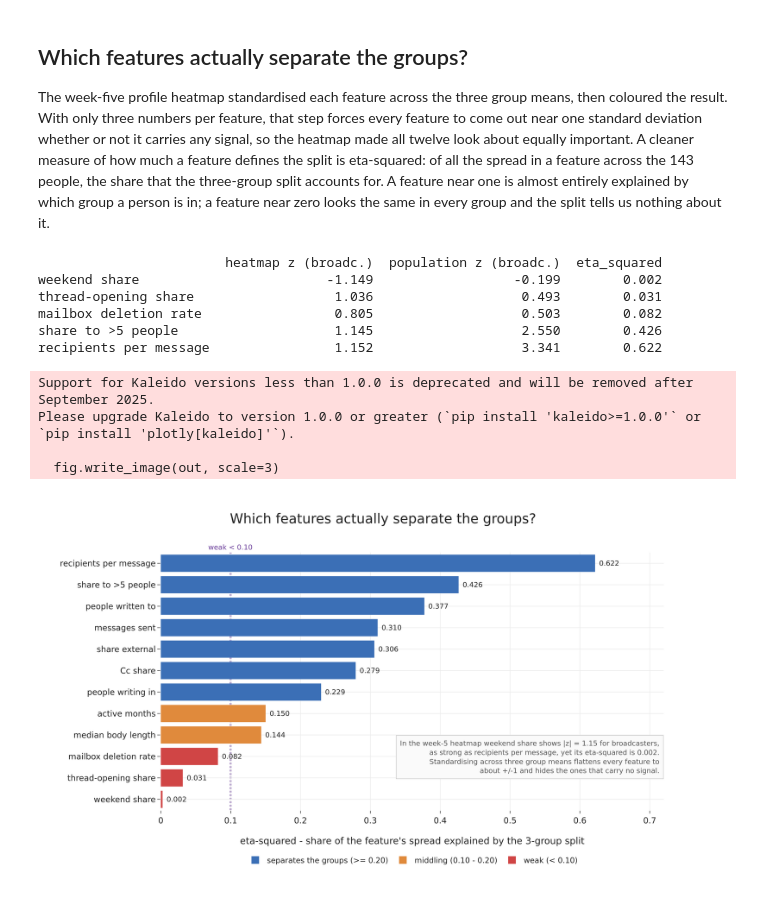
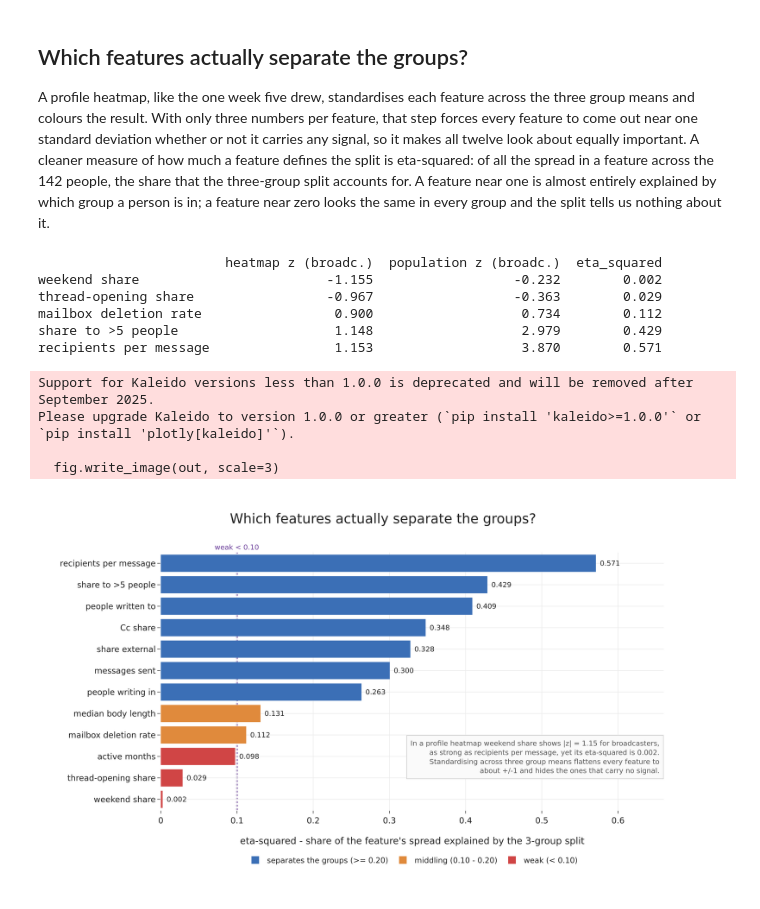
Before and after one commit to HardMax71/dm-lab-ss26-enron, a Jupyter notebook: pred-1/pred1_group_certainty.ipynb, the cells around one changed output. Drawn from its saved outputs; the diff is of its cells as text; code cells hidden in the pictures.

```diff
--- a/pred-1/pred1_group_certainty.ipynb
+++ b/pred-1/pred1_group_certainty.ipynb
@@ -40,6 +41,7 @@ def find_root() -> Path:
 
 ROOT = find_root()
 CLEAN = ROOT / "eda-5" / "clean"
+REFS = ROOT / "eda-5" / "refs"
 PLOTS = ROOT / "pred-1" / "plots"
 PLOTS.mkdir(parents=True, exist_ok=True)
 
@@ -63,16 +65,27 @@ def save_fig(fig, name, w=1100, h=560, margin=None):
     _show(_PNG(filename=str(out)))
     return fig
 
+# label a mailbox by the real person, so an assistant-run desk shows the assistant
+ROLE_NAME = {}
 def disp(handle):
+    nm = ROLE_NAME.get(handle)
+    if nm:
+        return f"{nm[0]} {nm[1][:1].upper()}".strip()
     sn, _, ini = handle.partition("-")
     return f"{sn.replace('.', ' ').title()} {ini.upper()}".strip()
 # %%
-# Rebuild the week-five behavioural features and the Ward clustering, unchanged.
 msg = pd.read_parquet(CLEAN / "messages_clean.parquet")
 rcp = pd.read_parquet(CLEAN / "recipients_clean.parquet")
+roles = pd.read_parquet(CLEAN / "people_roles.parquet").set_index("owner")
+ROLE_NAME.update({o: (str(roles.loc[o, "last_name"]), str(roles.loc[o, "first_name"]))
+                  for o in roles.index})
+
+# Drop delegate sends: an assistant's own address folded into an executive's mailbox.
+DELEGATE = set(pd.read_csv(REFS / "assistant_delegates.csv", sep=";")["assistant_addr"])
+all_authored = msg[msg["sender_person"].notna()]
+authored = all_authored[~all_authored["from_addr_norm"].isin(DELEGATE)].copy()
 
 MIN_AUTHORED = 30
-authored = msg[msg["sender_person"].notna()].copy()
 ac = authored.groupby("sender_person").size()
 keep = sorted(ac[ac >= MIN_AUTHORED].index)
 
@@ -116,14 +129,19 @@ Z = linkage(X, method="ward")
 clabel = fcluster(Z, 3, criterion="maxclust")
 Fraw["cluster"] = clabel
 prof = Fraw.groupby("cluster")[FEATS].mean()
-
-# name the clusters by their defining feature, same rule as week five
 ex  = prof["broadcast"].idxmax(); used = {ex}
 out = prof.loc[~prof.index.isin(used), "ext_ratio"].idxmax(); used.add(out)
 maj = [c for c in prof.index if c not in used][0]
 names = {ex: "Broadcasters / execs", out: "Outward-facing", maj: "Internal majority"}
 cl_name = {h: names[clabel[i]] for i, h in enumerate(keep)}
 bcast = [h for h in keep if cl_name[h] == "Broadcasters / execs"]
+
+lay_folded = int((all_authored["sender_person"] == "lay-k").sum())
+lay_real   = int((authored["sender_person"] == "lay-k").sum())
+print(f"delegate sends removed: {len(all_authored) - len(authored)}")
+print(f"Ken Lay: {lay_folded} messages folded in -> {lay_real} genuinely his "
+      f"(below the {MIN_AUTHORED} floor, so he drops out)")
+print(f"profiled owners: {len(keep)}  (week five had 143)")
 print({names[c]: int((clabel == c).sum()) for c in sorted(prof.index)})
-print("broadcaster group:", ", ".join(disp(h) for h in bcast))
+print("broadcasters:", ", ".join(disp(h) for h in bcast))
 # %% [output]
@@ -237,13 +269,13 @@ thing, but the group is not the executive suite, and where it ends is genuinely
 # %% [markdown]
 ## Which features actually separate the groups?
 
-The week-five profile heatmap standardised each feature across the three group means, then coloured the
-result. With only three numbers per feature, that step forces every feature to come out near one standard
-deviation whether or not it carries any signal, so the heatmap made all twelve look about equally
-important. A cleaner measure of how much a feature defines the split is eta-squared: of all the spread in
-a feature across the 143 people, the share that the three-group split accounts for. A feature near one is
-almost entirely explained by which group a person is in; a feature near zero looks the same in every group
-and the split tells us nothing about it.
+A profile heatmap, like the one week five drew, standardises each feature across the three group
+means and colours the result. With only three numbers per feature, that step forces every feature
+to come out near one standard deviation whether or not it carries any signal, so it makes all twelve
+look about equally important. A cleaner measure of how much a feature defines the split is
+eta-squared: of all the spread in a feature across the 142 people, the share that the three-group
+split accounts for. A feature near one is almost entirely explained by which group a person is in;
+a feature near zero looks the same in every group and the split tells us nothing about it.
 # %%
 eta = {}
 for j, f in enumerate(FEATS):
@@ -252,7 +284,7 @@ for j, f in enumerate(FEATS):
     eta[f] = ssb / sst
 eta = pd.Series(eta).sort_values()
 
-# crosscheck: how the heatmap's 3-group z compares to the population z and to eta-squared
+# crosscheck: profile-heatmap z (standardised over 3 group means) vs population z vs eta-squared
 prof_named = prof.rename(index=names)
 z3   = (prof_named - prof_named.mean()) / prof_named.std()
 zpop = (prof_named - Fraw[FEATS].mean()) / Fraw[FEATS].std()
@@ -262,39 +294,39 @@ chk = pd.DataFrame({"heatmap z (broadc.)": z3.loc["Broadcasters / execs"],
 chk.index = [PRETTY[i] for i in chk.index]
 print(chk.round(3).to_string())
 
 fn = [PRETTY[k] for k in eta.index]; ev = eta.values
 barcol = [RED if v < 0.10 else (ORANGE if v < 0.20 else BLUE) for v in ev]
 fig = go.Figure(go.Bar(y=fn, x=ev, orientation="h", marker_color=barcol,
     text=[f" {v:.3f}" for v in ev], textposition="outside", textfont=dict(size=12),
     cliponaxis=False, showlegend=False))
 for col, nm in [(BLUE, "separates the groups (>= 0.20)"),
                 (ORANGE, "middling (0.10 - 0.20)"), (RED, "weak (< 0.10)")]:
     fig.add_trace(go.Scatter(x=[None], y=[None], mode="markers",
         marker=dict(size=13, color=col, symbol="square"), name=nm, showlegend=True))
 fig.add_vline(x=0.10, line=dict(color=PURPLE, dash="dot", width=2.5), layer="below",
     annotation_text="weak &lt; 0.10", annotation_position="top",
     annotation_font=dict(size=12, color=PURPLE))
 fig.update_xaxes(title_text="eta-squared - share of the feature's spread explained by the 3-group split",
-    range=[0, 0.72])
+    range=[0, 0.66])
 fig.add_annotation(xref="paper", yref="paper", x=1.0, y=0.12, showarrow=False, xanchor="right", align="right",
-    text="In the week-5 heatmap weekend share shows |z| = 1.15 for broadcasters,<br>"
+    text="In a profile heatmap weekend share shows |z| = 1.15 for broadcasters,<br>"
          "as strong as recipients per message, yet its eta-squared is 0.002.<br>"
          "Standardising across three group means flattens every feature to<br>"
          "about +/-1 and hides the ones that carry no signal.",
     font=dict(size=12, color="#555"), bordercolor="#cccccc", borderwidth=1, borderpad=6, bgcolor="#fafafa")
 fig.update_layout(title="Which features actually separate the groups?",
     legend=dict(orientation="h", x=0.5, xanchor="center", y=-0.16, yanchor="top", font=dict(size=13)))
 save_fig(fig, "pc2_feature_separation.png", w=1180, h=680, margin=dict(l=210, r=110, t=100, b=140))
 # %% [output]
                         heatmap z (broadc.)  population z (broadc.)  eta_squared
-weekend share                        -1.149                  -0.199        0.002
-thread-opening share                  1.036                   0.493        0.031
-mailbox deletion rate                 0.805                   0.503        0.082
-share to >5 people                    1.145                   2.550        0.426
-recipients per message                1.152                   3.341        0.622
+weekend share                        -1.155                  -0.232        0.002
+thread-opening share                 -0.967                  -0.363        0.029
+mailbox deletion rate                 0.900                   0.734        0.112
+share to >5 people                    1.148                   2.979        0.429
+recipients per message                1.153                   3.870        0.571
 Support for Kaleido versions less than 1.0.0 is deprecated and will be removed after September 2025.
 Please upgrade Kaleido to version 1.0.0 or greater (`pip install 'kaleido>=1.0.0'` or `pip install 'plotly[kaleido]'`).
 
   fig.write_image(out, scale=3)
-[figure, old version]
+[figure, new version]
 # %% [markdown]
```
Also changed, not shown: parts of 10 cells of this notebook, 3 other files.
